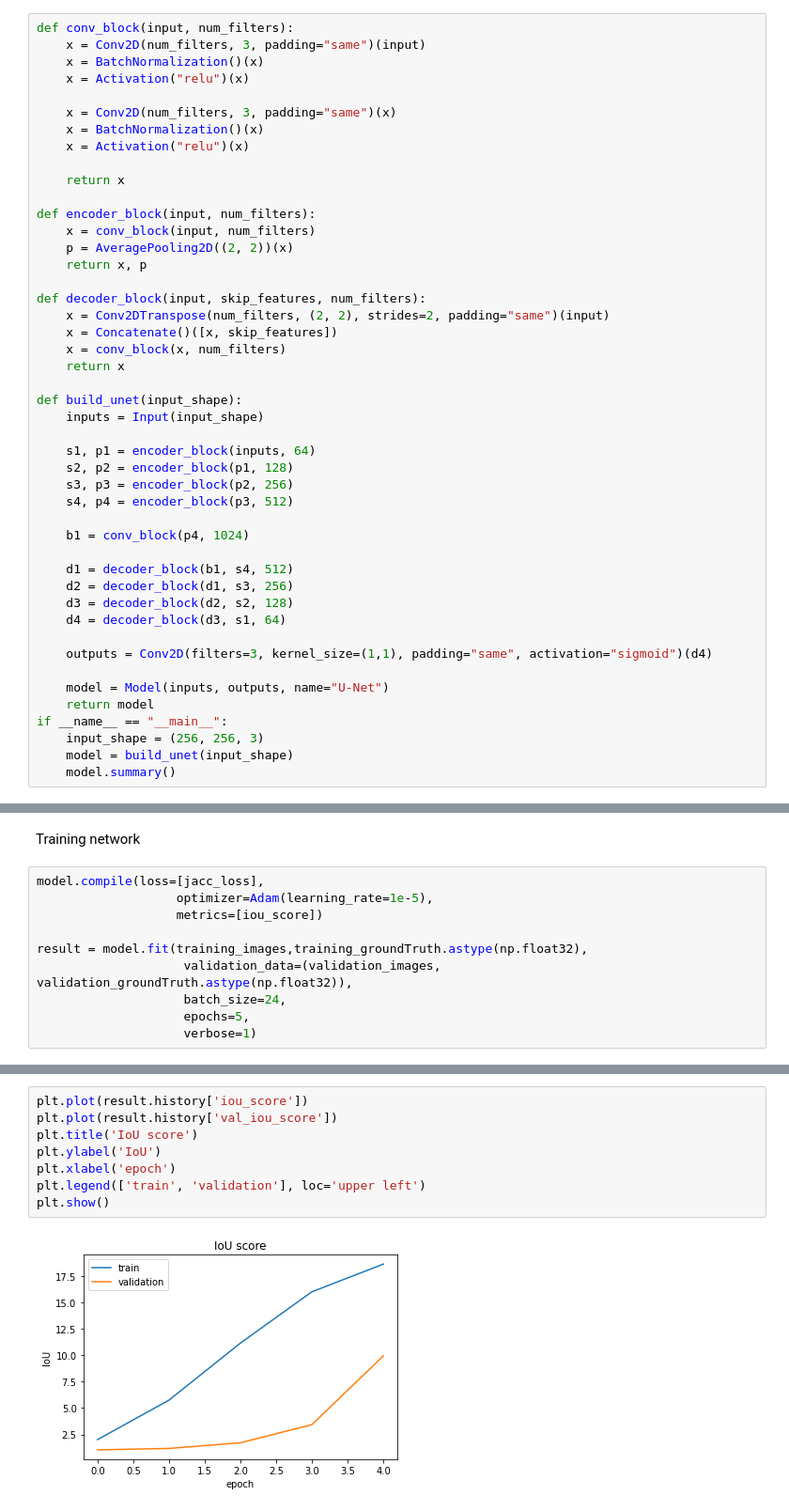
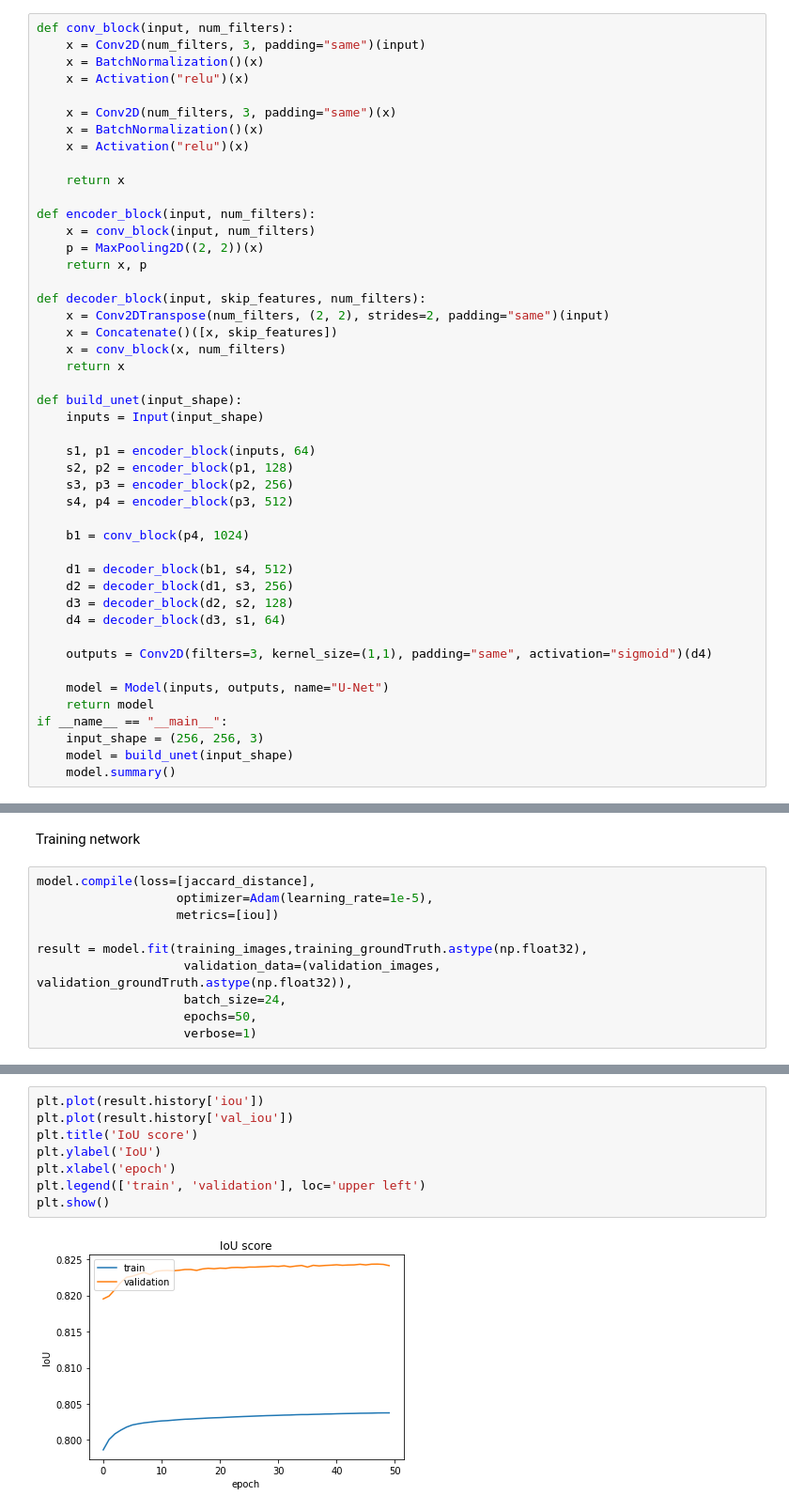
Before and after one commit to AlaaIraqy/lesion_segmentation, a Jupyter notebook: cv-assignment4-unet.ipynb, the cells around one changed output, grey strips where cells are left out. Shown at 94% size. Drawn from its saved outputs; the diff is of its cells as text.

```diff
--- a/cv-assignment4-unet.ipynb
+++ b/cv-assignment4-unet.ipynb
@@ -147,7 +147,7 @@ def conv_block(input, num_filters):
 
 def encoder_block(input, num_filters):
     x = conv_block(input, num_filters)
-    p = AveragePooling2D((2, 2))(x)
+    p = MaxPooling2D((2, 2))(x)
     return x, p
 
 def decoder_block(input, skip_features, num_filters):
@@ -279,13 +258,13 @@ def iou_score(gt, pr):
 # %% [markdown]
 Training network
 # %%
-model.compile(loss=[jacc_loss],
+model.compile(loss=[jaccard_distance],
                    optimizer=Adam(learning_rate=1e-5),
-                   metrics=[iou_score])
+                   metrics=[iou])
 
 result = model.fit(training_images,training_groundTruth.astype(np.float32),
                     validation_data=(validation_images, validation_groundTruth.astype(np.float32)),
                     batch_size=24,
-                    epochs=5,
+                    epochs=50,
                     verbose=1)
 # %% [output]
@@ -306,10 +293,10 @@ Epoch 5/5
 # %%
-plt.plot(result.history['iou_score'])
-plt.plot(result.history['val_iou_score'])
+plt.plot(result.history['iou'])
+plt.plot(result.history['val_iou'])
 plt.title('IoU score')
 plt.ylabel('IoU')
 plt.xlabel('epoch')
 plt.legend(['train', 'validation'], loc='upper left')
 plt.show()
 # %% [output]
-[figure, old version]
+[figure, new version]
```
Also changed, not shown: parts of 7 cells of this notebook.
